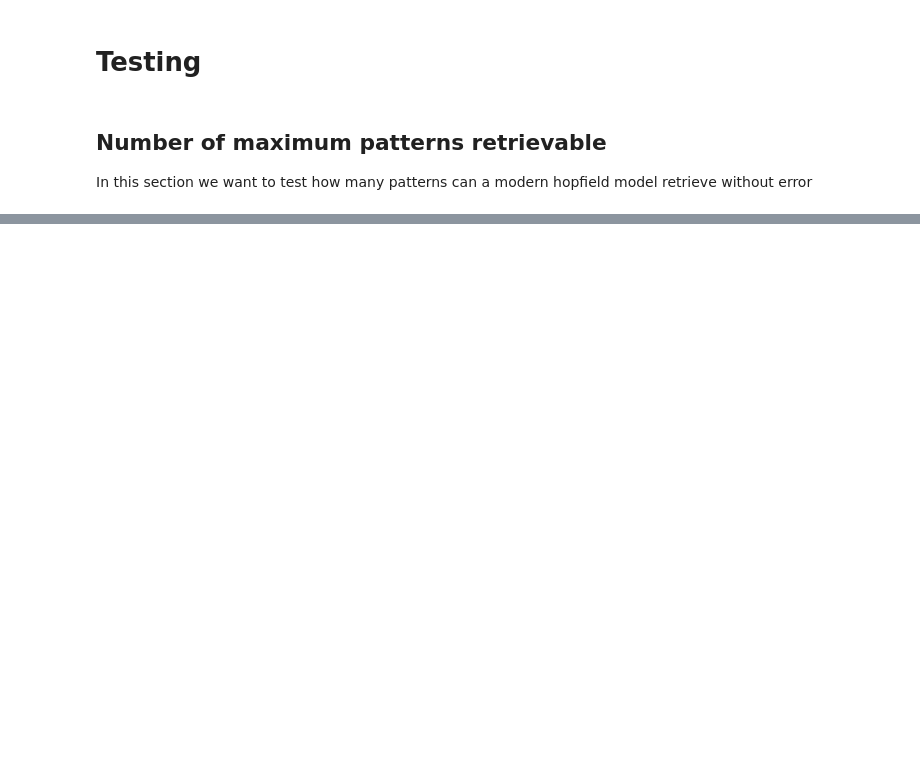
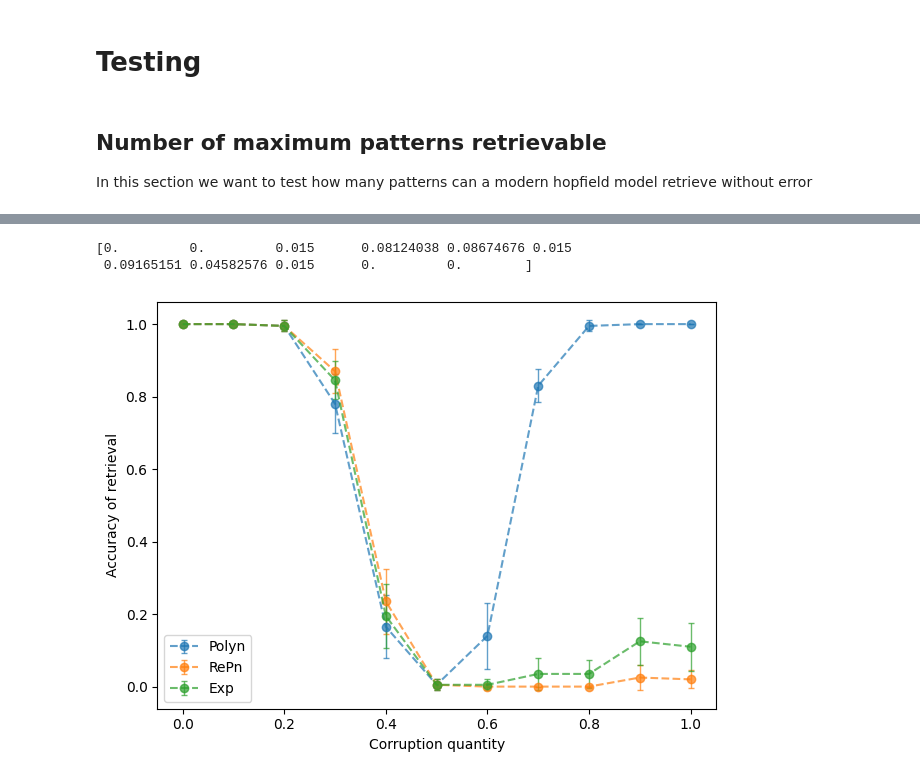
Before and after one commit to edoardo-damore/hopfield_model_and_data_reconstruction, a Jupyter notebook: 3_modern_hopfield.ipynb, the cells around one changed output, grey strips where cells are left out. Drawn from its saved outputs; the diff is of its cells as text; code cells hidden in the pictures; blank space fills up the shorter version.

```diff
--- a/3_modern_hopfield.ipynb
+++ b/3_modern_hopfield.ipynb
@@ -7,4 +7,4 @@ from multiprocessing import Pool
 
 from utils import pattern_utils
 # %%
-n_cpus = 4
+n_cpus = 3
@@ -142 +149,10 @@ fig.tight_layout()
+# %%
+# hyperparameters of the analysis
+steps = 11
+poly_order = 5
+pattern_lenght = 100
+n_patterns = 200
+n_trials = 10
+n_test = 20
+epochs = 100
 # %%
@@ -161,4 +189,23 @@ def corruption_analysis(corruption_quantity):
 # %%
-#corruption_quantity = np.array([np.linspace(0, 1, steps)]*n_cpus)
-#pool = Pool(n_cpus)
-#results = pool.map(corruption_analysis, corruption_quantity)
+func_type = ["Polyn", "RePn", "Exp"]
+pool = Pool(n_cpus)
+results = pool.map(corruption_analysis, func_type)
+# %%
+print(np.std(results[0], axis=0))
+# %% [output]
+[0.         0.         0.015      0.08124038 0.08674676 0.015
+ 0.09165151 0.04582576 0.015      0.         0.        ]
+# %%
+fig, ax = plt.subplots()
+
+for i, r in enumerate(results):
+  ax.errorbar(np.linspace(0,1,steps), np.mean(r, axis=0), yerr=np.std(r, axis=0), label=func_type[i],
+              fmt='o--', capsize=2, alpha=0.7, elinewidth=1)
+
+ax.set_xlabel("Corruption quantity")
+ax.set_ylabel("Accuracy of retrieval")
+
+ax.legend(loc='lower left')
+fig.tight_layout()
+# %% [output]
+[figure, added]
```
Also changed, not shown: parts of 7 cells of this notebook.
